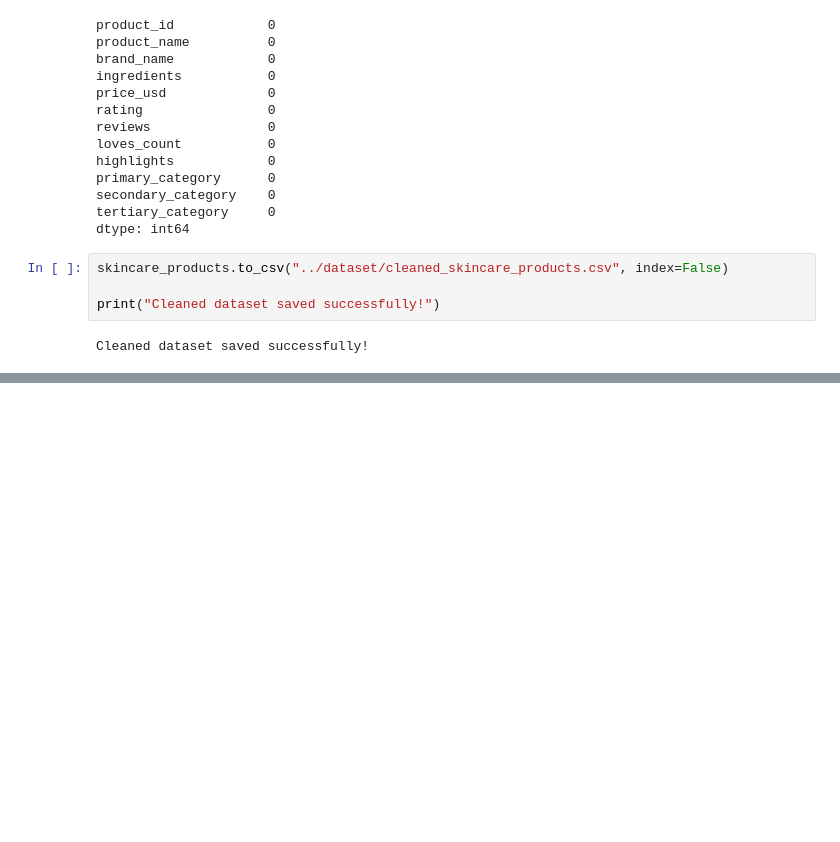
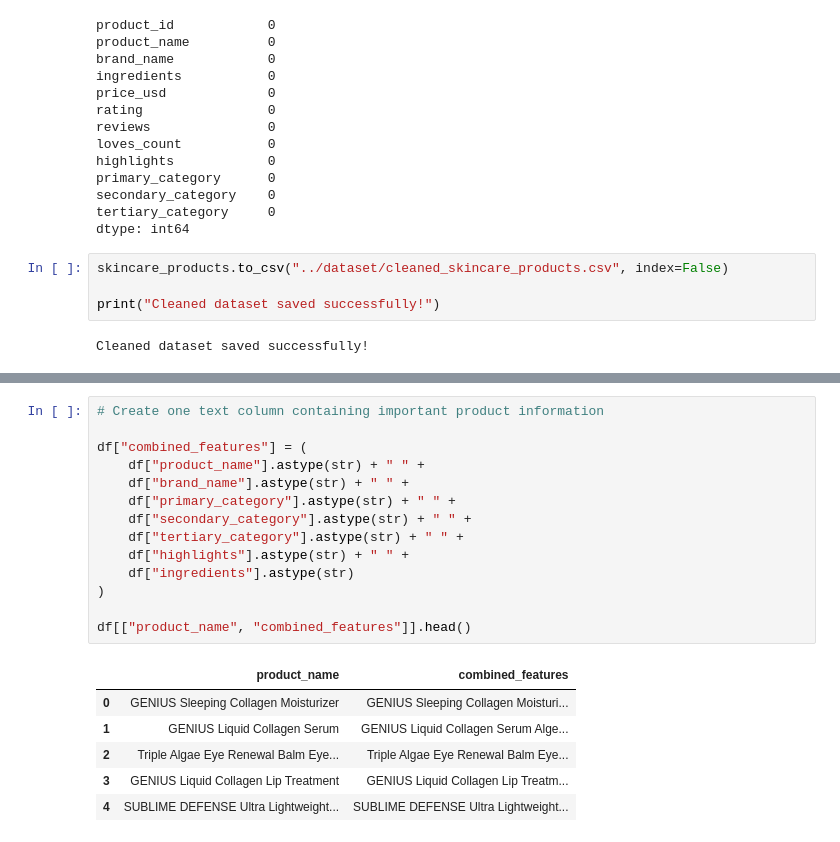
Before and after one commit to springboardmentor443m-coder/AI-Skin-Intelligence-Personalized-Skincare-Planner, a Jupyter notebook: ml/notebooks/eda.ipynb, the cells around one changed output, grey strips where cells are left out. Saved outputs shown, nothing was run; the diff lists cells and outputs as text; blank space fills up the shorter version.

```diff
--- a/ml/notebooks/eda.ipynb
+++ b/ml/notebooks/eda.ipynb
@@ -278,0 +299,21 @@ Cleaned dataset saved successfully!
+# %%
+# Create one text column containing important product information
+
+df["combined_features"] = (
+    df["product_name"].astype(str) + " " +
+    df["brand_name"].astype(str) + " " +
+    df["primary_category"].astype(str) + " " +
+    df["secondary_category"].astype(str) + " " +
+    df["tertiary_category"].astype(str) + " " +
+    df["highlights"].astype(str) + " " +
+    df["ingredients"].astype(str)
+)
+
+df[["product_name", "combined_features"]].head()
+# %% [output]
+|  | product_name | combined_features |
+| 0 | GENIUS Sleeping Collagen Moisturizer | GENIUS Sleeping Collagen Moisturi... |
+| 1 | GENIUS Liquid Collagen Serum | GENIUS Liquid Collagen Serum Alge... |
+| 2 | Triple Algae Eye Renewal Balm Eye... | Triple Algae Eye Renewal Balm Eye... |
+| 3 | GENIUS Liquid Collagen Lip Treatment | GENIUS Liquid Collagen Lip Treatm... |
+| 4 | SUBLIME DEFENSE Ultra Lightweight... | SUBLIME DEFENSE Ultra Lightweight... |
```
Also changed, not shown: parts of 4 cells of this notebook.
